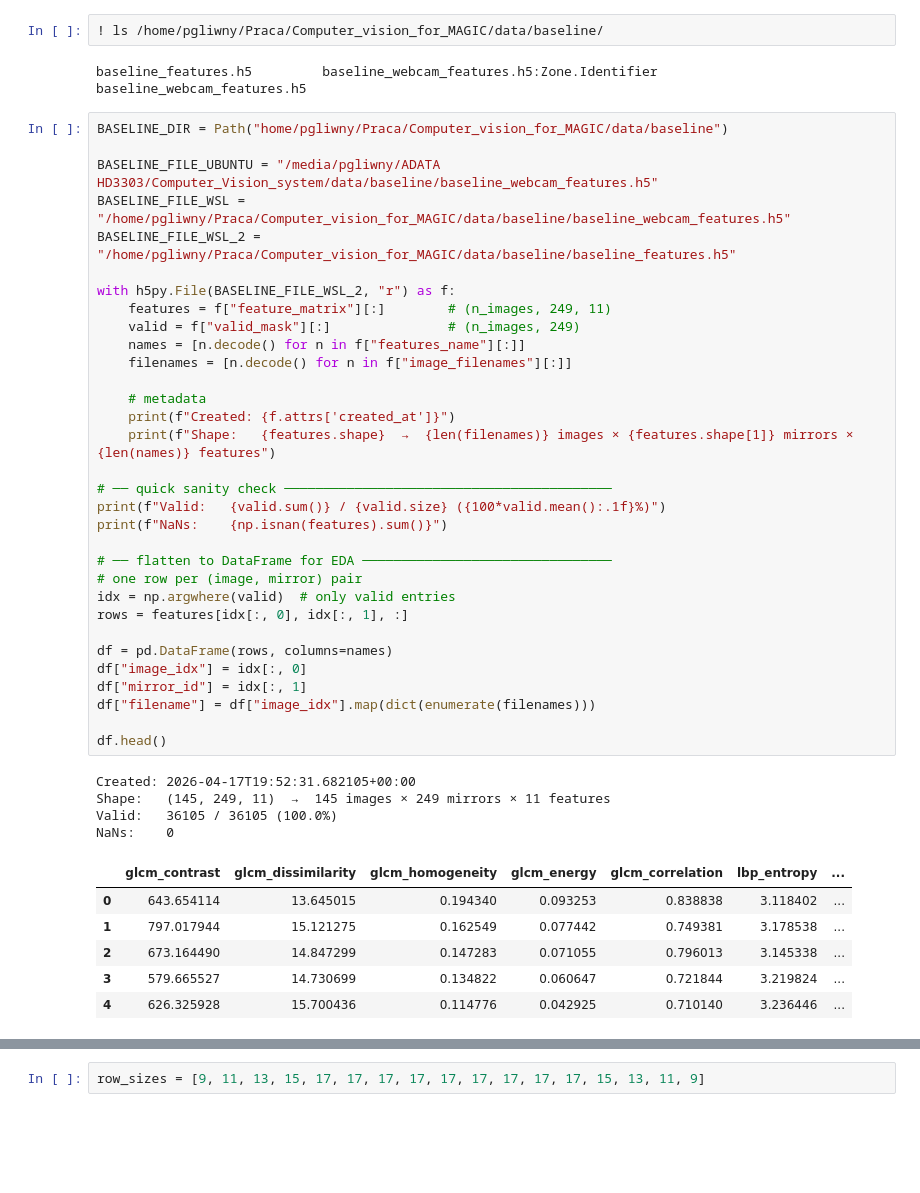
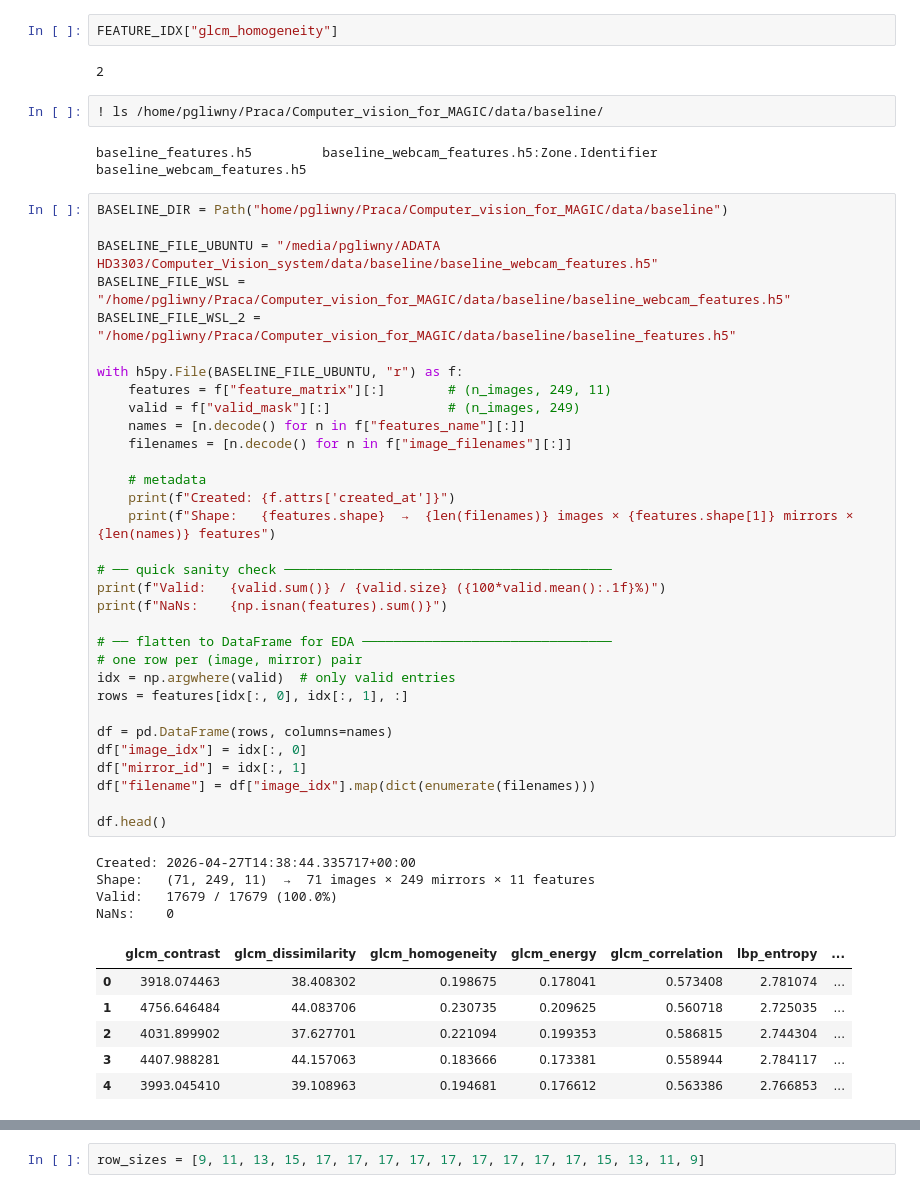
Before and after one commit to pawel21/Computer_vision_for_MAGIC, a Jupyter notebook: notebooks/baseline/check_for_webcam_img.ipynb, the cells around one changed output, grey strips where cells are left out. Drawn from its saved outputs; the diff is of its cells as text; blank space fills up the shorter version.

Commit message:
work on visualization baseline

```diff
--- a/notebooks/baseline/check_for_webcam_img.ipynb
+++ b/notebooks/baseline/check_for_webcam_img.ipynb
@@ -48,3 +74,7 @@ ALL_FEATURE_KEYS = GLCM_KEYS + LBP_KEYS + EDGE_KEYS
+# %%
+FEATURE_IDX["glcm_homogeneity"]
+# %% [output]
+2
 # %%
 ! ls /home/pgliwny/Praca/Computer_vision_for_MAGIC/data/baseline/
 # %% [output]
@@ -57,39 +87,39 @@ BASELINE_FILE_UBUNTU = "/media/pgliwny/ADATA HD3303/Computer_Vision_system/data/
 BASELINE_FILE_WSL = "/home/pgliwny/Praca/Computer_vision_for_MAGIC/data/baseline/baseline_webcam_features.h5"
 BASELINE_FILE_WSL_2 = "/home/pgliwny/Praca/Computer_vision_for_MAGIC/data/baseline/baseline_features.h5"
 
-with h5py.File(BASELINE_FILE_WSL_2, "r") as f:
+with h5py.File(BASELINE_FILE_UBUNTU, "r") as f:
     features = f["feature_matrix"][:]        # (n_images, 249, 11)
     valid = f["valid_mask"][:]               # (n_images, 249)
     names = [n.decode() for n in f["features_name"][:]]
     filenames = [n.decode() for n in f["image_filenames"][:]]
 
     # metadata
     print(f"Created: {f.attrs['created_at']}")
     print(f"Shape:   {features.shape}  →  {len(filenames)} images × {features.shape[1]} mirrors × {len(names)} features")
 
 # ── quick sanity check ──────────────────────────────────────────
 print(f"Valid:   {valid.sum()} / {valid.size} ({100*valid.mean():.1f}%)")
 print(f"NaNs:    {np.isnan(features).sum()}")
 
 # ── flatten to DataFrame for EDA ────────────────────────────────
 # one row per (image, mirror) pair
 idx = np.argwhere(valid)  # only valid entries
 rows = features[idx[:, 0], idx[:, 1], :]
 
 df = pd.DataFrame(rows, columns=names)
 df["image_idx"] = idx[:, 0]
 df["mirror_id"] = idx[:, 1]
 df["filename"] = df["image_idx"].map(dict(enumerate(filenames)))
 
 df.head()
 # %% [output]
-Created: 2026-04-17T19:52:31.682105+00:00
-Shape:   (145, 249, 11)  →  145 images × 249 mirrors × 11 features
-Valid:   36105 / 36105 (100.0%)
+Created: 2026-04-27T14:38:44.335717+00:00
+Shape:   (71, 249, 11)  →  71 images × 249 mirrors × 11 features
+Valid:   17679 / 17679 (100.0%)
 NaNs:    0
 |  | glcm_contrast | glcm_dissimilarity | glcm_homogeneity | glcm_energy | glcm_correlation | lbp_entropy | ... |
-| 0 | 643.654114 | 13.645015 | 0.194340 | 0.093253 | 0.838838 | 3.118402 | ... |
-| 1 | 797.017944 | 15.121275 | 0.162549 | 0.077442 | 0.749381 | 3.178538 | ... |
-| 2 | 673.164490 | 14.847299 | 0.147283 | 0.071055 | 0.796013 | 3.145338 | ... |
-| 3 | 579.665527 | 14.730699 | 0.134822 | 0.060647 | 0.721844 | 3.219824 | ... |
-| 4 | 626.325928 | 15.700436 | 0.114776 | 0.042925 | 0.710140 | 3.236446 | ... |
+| 0 | 3918.074463 | 38.408302 | 0.198675 | 0.178041 | 0.573408 | 2.781074 | ... |
+| 1 | 4756.646484 | 44.083706 | 0.230735 | 0.209625 | 0.560718 | 2.725035 | ... |
+| 2 | 4031.899902 | 37.627701 | 0.221094 | 0.199353 | 0.586815 | 2.744304 | ... |
+| 3 | 4407.988281 | 44.157063 | 0.183666 | 0.173381 | 0.558944 | 2.784117 | ... |
+| 4 | 3993.045410 | 39.108963 | 0.194681 | 0.176612 | 0.563386 | 2.766853 | ... |
```
Also changed, not shown: parts of 13 cells of this notebook, 2 other files.
